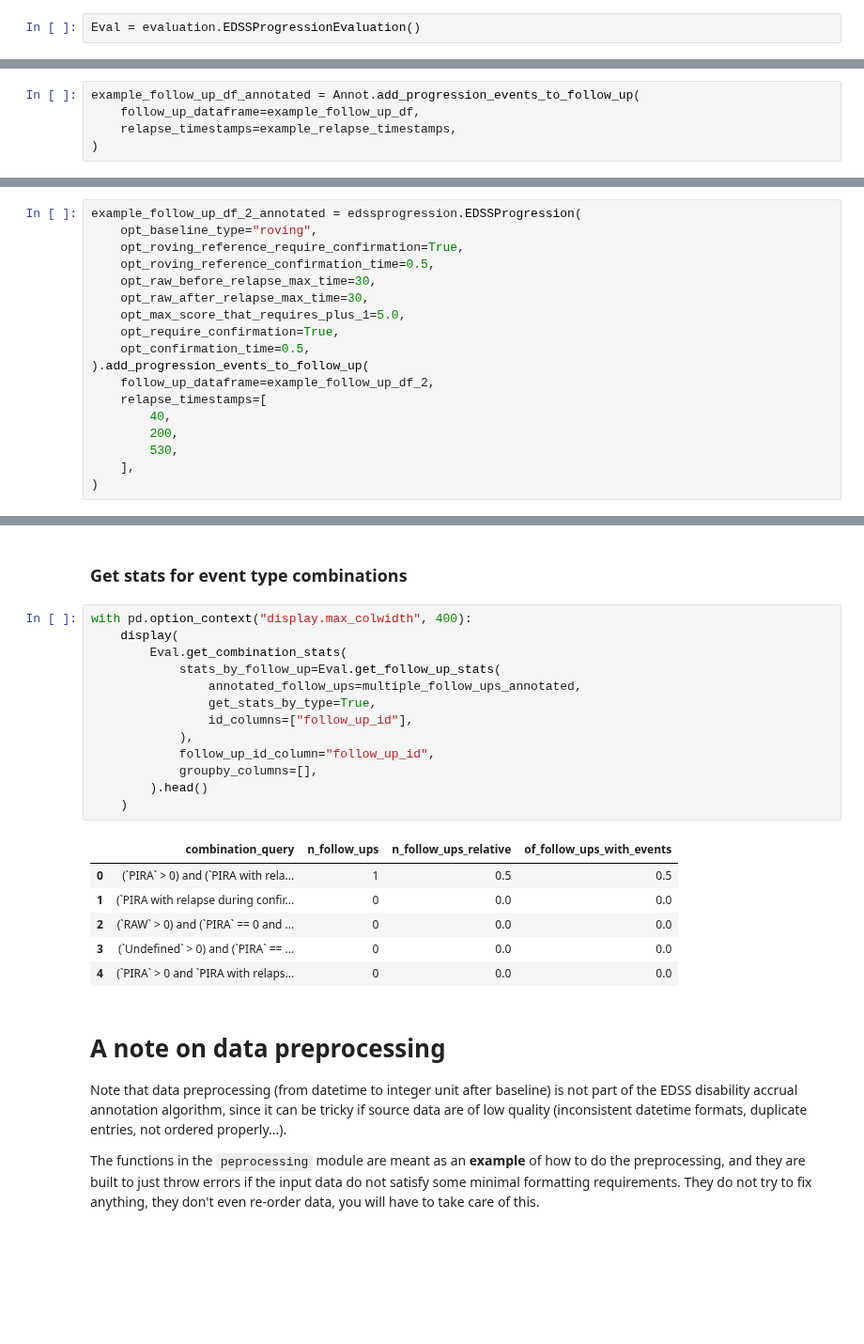
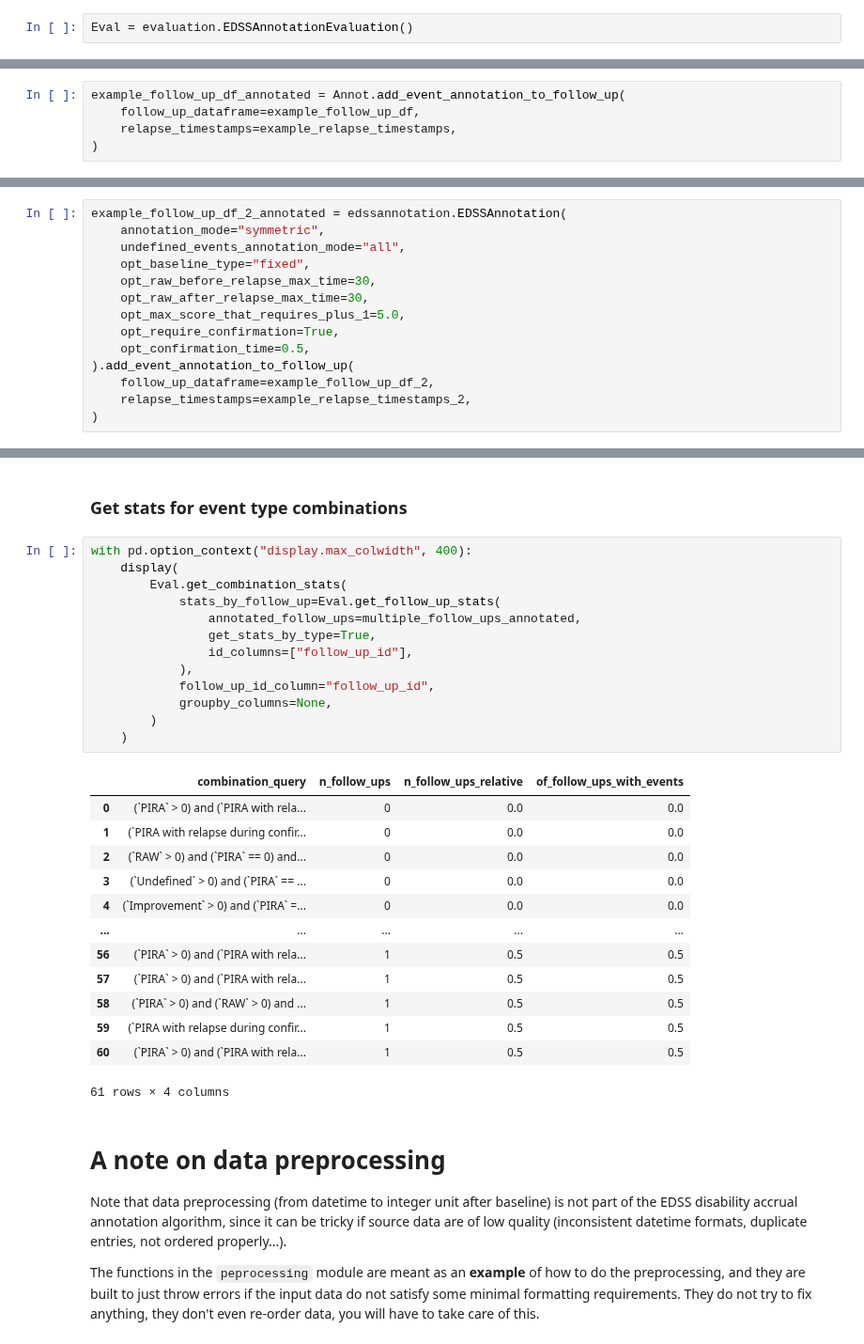
Before and after one commit to drstrupf/multiple-sclerosis-disability-progression, a Jupyter notebook: tutorial_new_annotation_modes.ipynb, the cells around one changed output, grey strips where cells are left out. Shown at 94% size. Cells and saved outputs as stored; diff of their text form; blank space fills up the shorter version.

```diff
--- a/tutorial_new_annotation_modes.ipynb
+++ b/tutorial_new_annotation_modes.ipynb
@@ -224,36 +222,32 @@ plt.show()
 ### Instantiate the evaluation class
 Since we used the default column names from the annotation class, we don't need to supply any arguments.
 # %%
-Eval = evaluation.EDSSProgressionEvaluation()
+Eval = evaluation.EDSSAnnotationEvaluation()
 # %% [markdown]
 ### Individual follow-up
 Annotate the events in the example dataframes first.
 # %% [markdown]
 #### First example
 # %%
-example_follow_up_df_annotated = Annot.add_progression_events_to_follow_up(
+example_follow_up_df_annotated = Annot.add_event_annotation_to_follow_up(
     follow_up_dataframe=example_follow_up_df,
     relapse_timestamps=example_relapse_timestamps,
 )
 # %% [markdown]
 #### Streamlit example
 # %%
-example_follow_up_df_2_annotated = edssprogression.EDSSProgression(
-    opt_baseline_type="roving",
-    opt_roving_reference_require_confirmation=True,
-    opt_roving_reference_confirmation_time=0.5,
+example_follow_up_df_2_annotated = edssannotation.EDSSAnnotation(
+    annotation_mode="symmetric",
+    undefined_events_annotation_mode="all",
+    opt_baseline_type="fixed",
     opt_raw_before_relapse_max_time=30,
     opt_raw_after_relapse_max_time=30,
     opt_max_score_that_requires_plus_1=5.0,
     opt_require_confirmation=True,
     opt_confirmation_time=0.5,
-).add_progression_events_to_follow_up(
+).add_event_annotation_to_follow_up(
     follow_up_dataframe=example_follow_up_df_2,
-    relapse_timestamps=[
-        40,
-        200,
-        530,
-    ],
+    relapse_timestamps=example_relapse_timestamps_2,
 )
 # %% [markdown]
 #### Get follow-up level stats overall
@@ -398,23 +495,30 @@ Eval.get_cohort_stats(
 # %%
 with pd.option_context("display.max_colwidth", 400):
     display(
         Eval.get_combination_stats(
             stats_by_follow_up=Eval.get_follow_up_stats(
                 annotated_follow_ups=multiple_follow_ups_annotated,
                 get_stats_by_type=True,
                 id_columns=["follow_up_id"],
             ),
             follow_up_id_column="follow_up_id",
-            groupby_columns=[],
-        ).head()
+            groupby_columns=None,
+        )
     )
 # %% [output]
 |  | combination_query | n_follow_ups | n_follow_ups_relative | of_follow_ups_with_events |
-| 0 | (`PIRA` > 0) and (`PIRA with rela... | 1 | 0.5 | 0.5 |
+| 0 | (`PIRA` > 0) and (`PIRA with rela... | 0 | 0.0 | 0.0 |
 | 1 | (`PIRA with relapse during confir... | 0 | 0.0 | 0.0 |
-| 2 | (`RAW` > 0) and (`PIRA` == 0 and ... | 0 | 0.0 | 0.0 |
+| 2 | (`RAW` > 0) and (`PIRA` == 0) and... | 0 | 0.0 | 0.0 |
 | 3 | (`Undefined` > 0) and (`PIRA` == ... | 0 | 0.0 | 0.0 |
-| 4 | (`PIRA` > 0 and `PIRA with relaps... | 0 | 0.0 | 0.0 |
+| 4 | (`Improvement` > 0) and (`PIRA` =... | 0 | 0.0 | 0.0 |
+| ... | ... | ... | ... | ... |
+| 56 | (`PIRA` > 0) and (`PIRA with rela... | 1 | 0.5 | 0.5 |
+| 57 | (`PIRA` > 0) and (`PIRA with rela... | 1 | 0.5 | 0.5 |
+| 58 | (`PIRA` > 0) and (`RAW` > 0) and ... | 1 | 0.5 | 0.5 |
+| 59 | (`PIRA with relapse during confir... | 1 | 0.5 | 0.5 |
+| 60 | (`PIRA` > 0) and (`PIRA with rela... | 1 | 0.5 | 0.5 |
+61 rows × 4 columns
 # %% [markdown]
 # A note on data preprocessing
 
```
Also changed, not shown: parts of 32 cells of this notebook, 1 other file.
